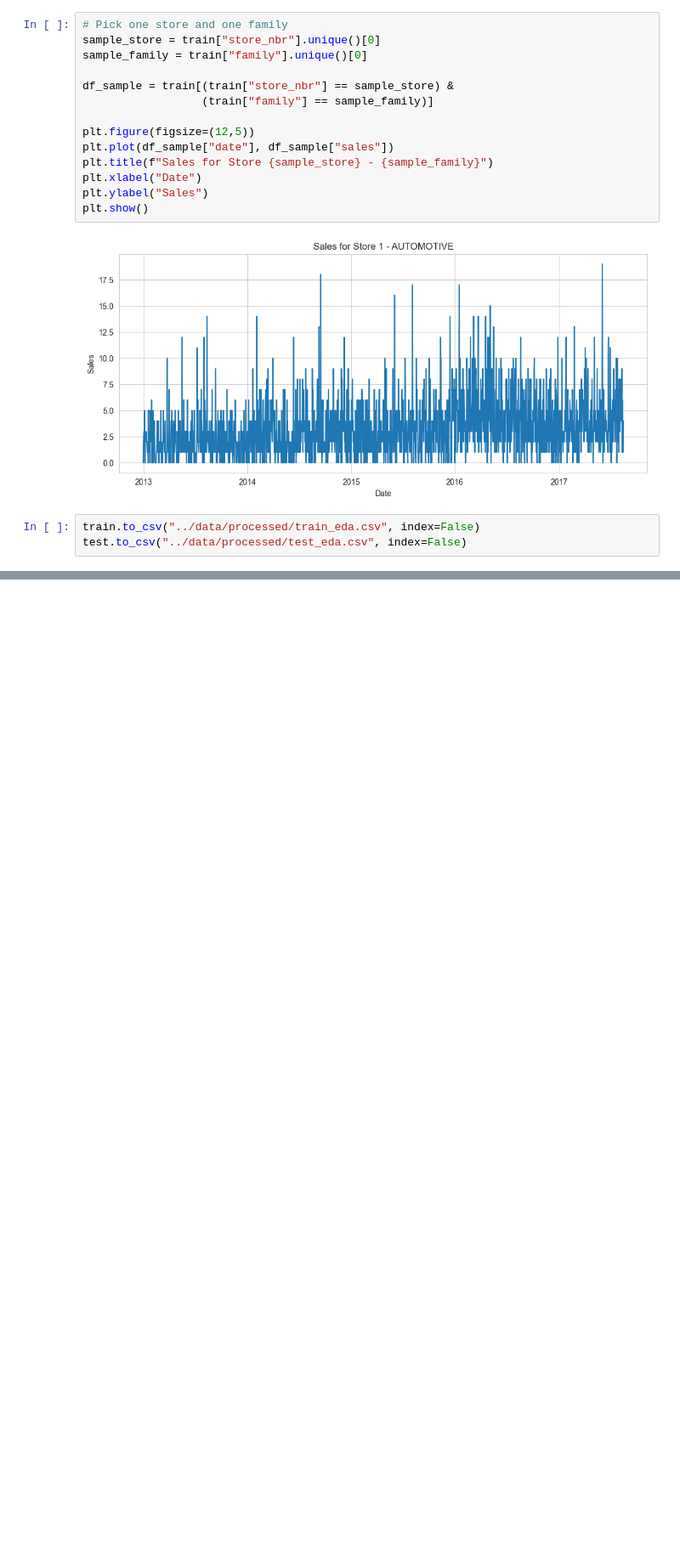
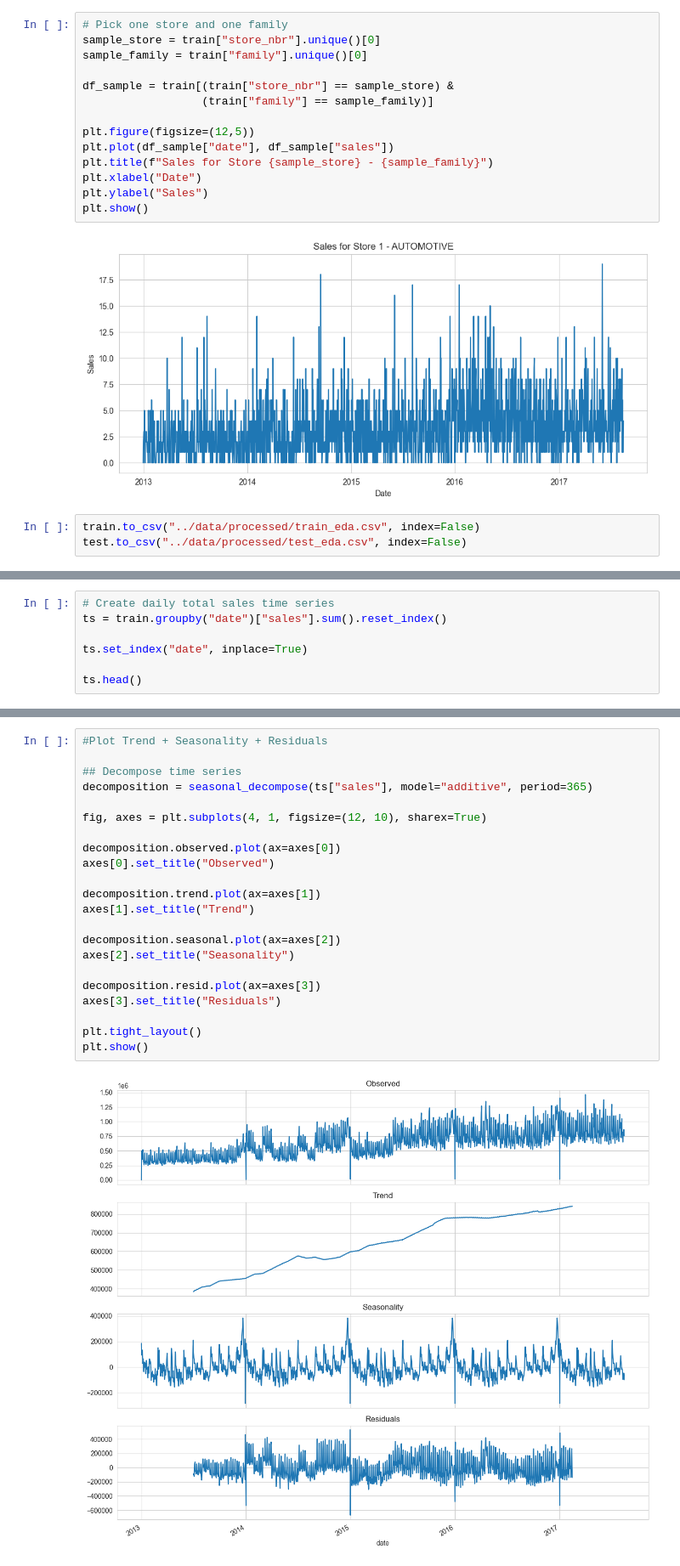
Before and after one commit to abdulrab787/store-sales-forecasting, a Jupyter notebook: notebooks/01_eda.ipynb, the cells around one changed output, grey strips where cells are left out. Shown at 85% size. Cells and saved outputs as stored; diff of their text form; blank space fills up the shorter version.

Commit message:
Add deep time series EDA: trend, seasonality, stationarity, and oil impact

```diff
--- a/notebooks/01_eda.ipynb
+++ b/notebooks/01_eda.ipynb
@@ -127,0 +140,7 @@ test.to_csv("../data/processed/test_eda.csv", index=False)
+# %%
+# Create daily total sales time series
+ts = train.groupby("date")["sales"].sum().reset_index()
+
+ts.set_index("date", inplace=True)
+
+ts.head()
@@ -127,0 +155,24 @@ test.to_csv("../data/processed/test_eda.csv", index=False)
+# %%
+#Plot Trend + Seasonality + Residuals
+
+## Decompose time series
+decomposition = seasonal_decompose(ts["sales"], model="additive", period=365)
+
+fig, axes = plt.subplots(4, 1, figsize=(12, 10), sharex=True)
+
+decomposition.observed.plot(ax=axes[0])
+axes[0].set_title("Observed")
+
+decomposition.trend.plot(ax=axes[1])
+axes[1].set_title("Trend")
+
+decomposition.seasonal.plot(ax=axes[2])
+axes[2].set_title("Seasonality")
+
+decomposition.resid.plot(ax=axes[3])
+axes[3].set_title("Residuals")
+
+plt.tight_layout()
+plt.show()
+# %% [output]
+[figure, added]
```
Also changed, not shown: parts of 12 cells of this notebook.
